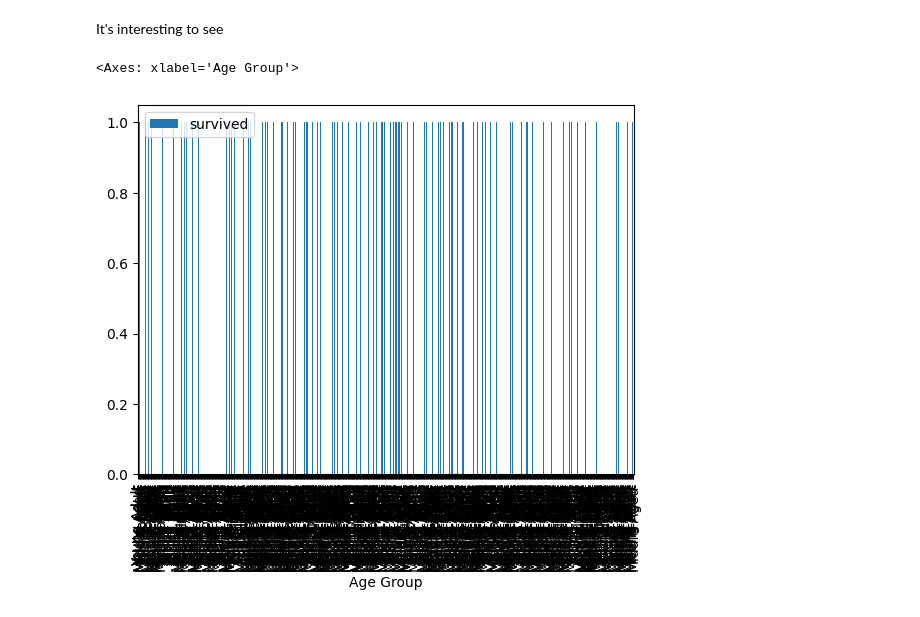
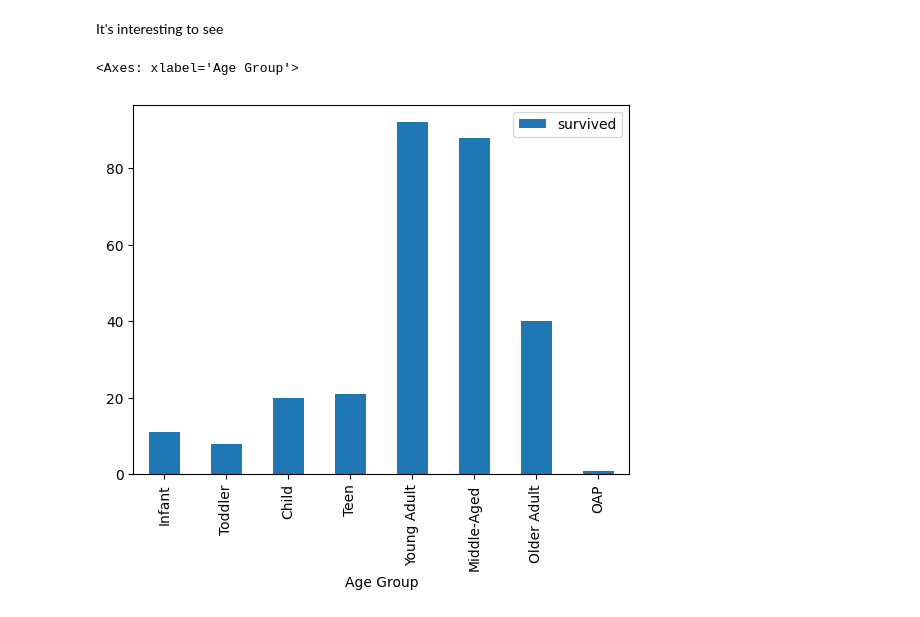
Before and after one commit to DafyddL/Data_402_Python, a Jupyter notebook: numpy_and_pandas/playing_with_pandas.ipynb, the cells around one changed output. Drawn from its saved outputs; the diff is of its cells as text; code cells hidden in the pictures.

Commit message:
Added a bar chart

```diff
--- a/numpy_and_pandas/playing_with_pandas.ipynb
+++ b/numpy_and_pandas/playing_with_pandas.ipynb
@@ -247,7 +247,7 @@ adult_male_df[['pclass','survived','alone']].groupby(["survived","alone"]).count
 # %% [markdown]
 It's interesting to see
 # %%
-new_df.groupby("")
+new_df[["survived","Age Group"]].groupby("Age Group").sum().plot.bar()
 # %% [output]
 <Axes: xlabel='Age Group'>
-[figure, old version]
+[figure, new version]
```
